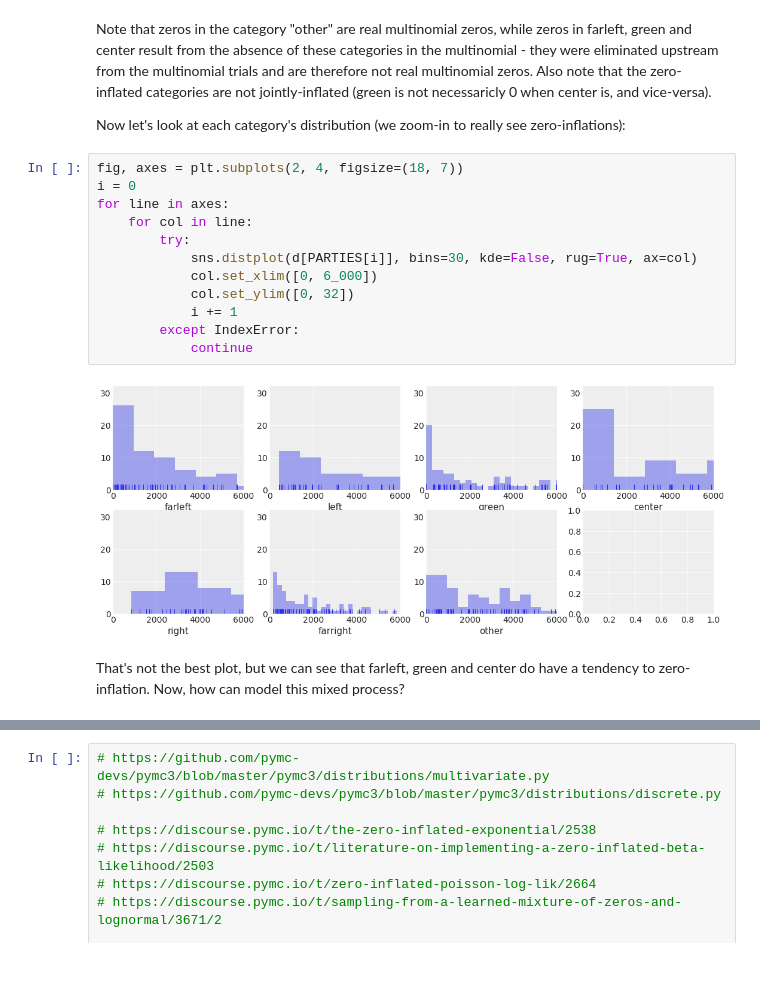
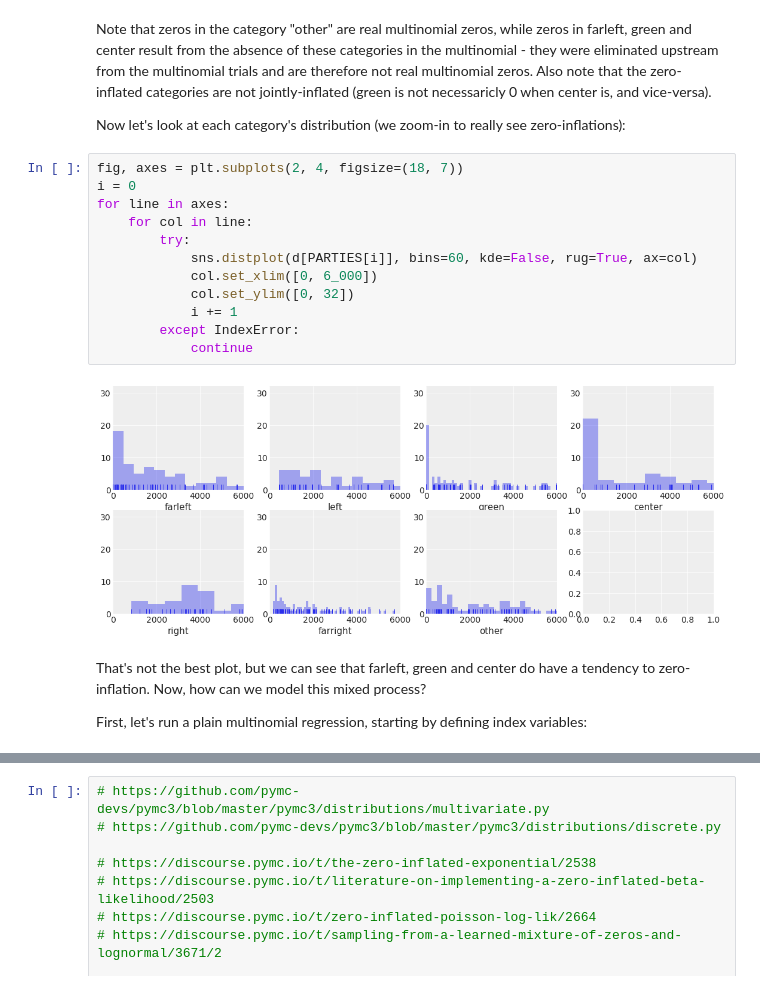
Before and after one commit to pollsposition/models, a Jupyter notebook: fondamentaux/munic_model.ipynb, the cells around one changed output, grey strips where cells are left out. Saved outputs shown, nothing was run; the diff lists cells and outputs as text.

```diff
--- a/fondamentaux/munic_model.ipynb
+++ b/fondamentaux/munic_model.ipynb
@@ -61,16 +210,18 @@ Now let's look at each category's distribution (we zoom-in to really see zero-in
 # %%
 fig, axes = plt.subplots(2, 4, figsize=(18, 7))
 i = 0
 for line in axes:
     for col in line:
         try:
-            sns.distplot(d[PARTIES[i]], bins=30, kde=False, rug=True, ax=col)
+            sns.distplot(d[PARTIES[i]], bins=60, kde=False, rug=True, ax=col)
             col.set_xlim([0, 6_000])
             col.set_ylim([0, 32])
             i += 1
         except IndexError:
             continue
 # %% [output]
-[figure, old version]
+[figure, new version]
 # %% [markdown]
-That's not the best plot, but we can see that farleft, green and center do have a tendency to zero-inflation. Now, how can model this mixed process?
+That's not the best plot, but we can see that farleft, green and center do have a tendency to zero-inflation. Now, how can we model this mixed process?
+
+First, let's run a plain multinomial regression, starting by defining index variables:
```
Also changed, not shown: parts of 14 cells of this notebook.
